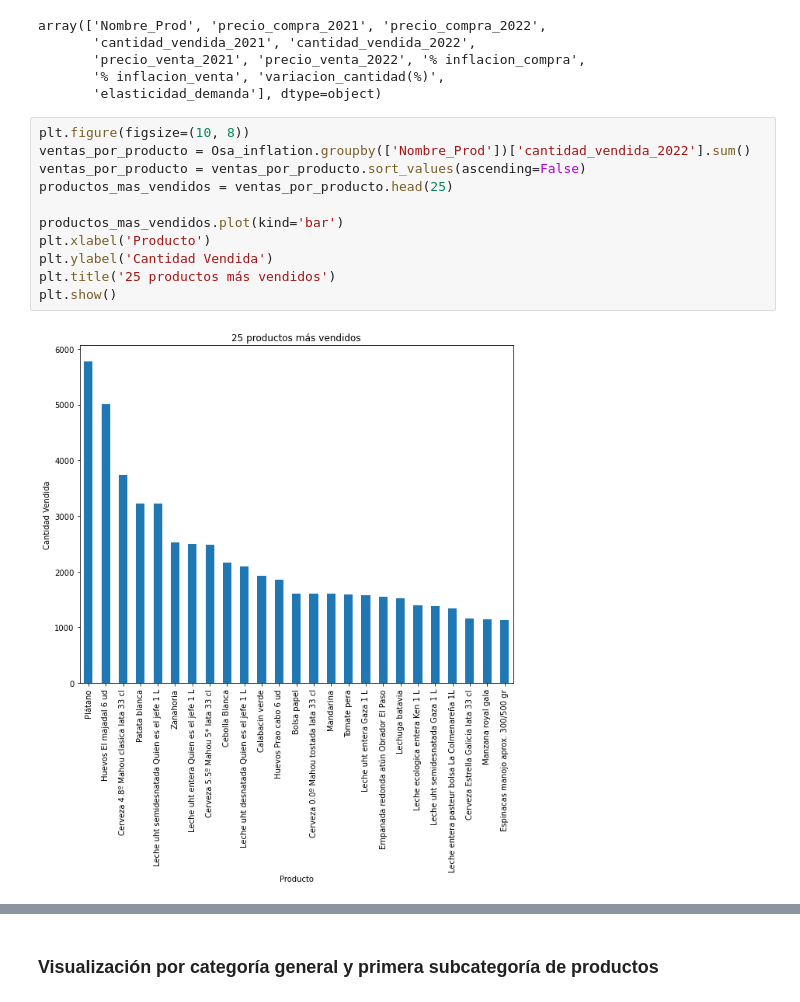
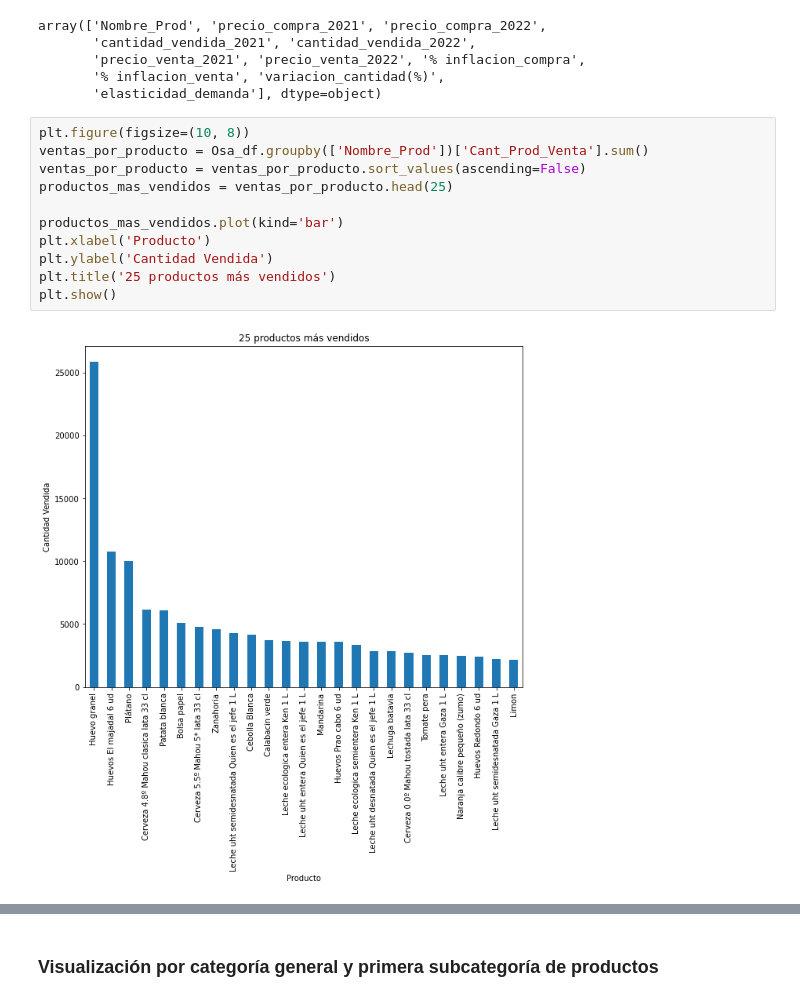
Before and after one commit to Factoria-F5-AI-Bootcamp-1-Edicion/Proyecto_Osa, a Jupyter notebook: EDA_ la_Osa.ipynb, the cells around one changed output, grey strips where cells are left out. Drawn from its saved outputs; the diff is of its cells as text.

```diff
--- a/EDA_ la_Osa.ipynb
+++ b/EDA_ la_Osa.ipynb
@@ -537,17 +547,17 @@ array(['Nombre_Prod', 'precio_compra_2021', 'precio_compra_2022',
        'elasticidad_demanda'], dtype=object)
 # %%
 plt.figure(figsize=(10, 8))
-ventas_por_producto = Osa_inflation.groupby(['Nombre_Prod'])['cantidad_vendida_2022'].sum()
+ventas_por_producto = Osa_df.groupby(['Nombre_Prod'])['Cant_Prod_Venta'].sum()
 ventas_por_producto = ventas_por_producto.sort_values(ascending=False)
 productos_mas_vendidos = ventas_por_producto.head(25)
 
 productos_mas_vendidos.plot(kind='bar')
 plt.xlabel('Producto')
 plt.ylabel('Cantidad Vendida')
 plt.title('25 productos más vendidos')
 plt.show()
 # %% [output]
-[figure, old version]
+[figure, new version]
 # %%
 productos_mas_vendidos
 # %% [output]
```
Also changed, not shown: parts of 21 cells of this notebook, 1 other file.
